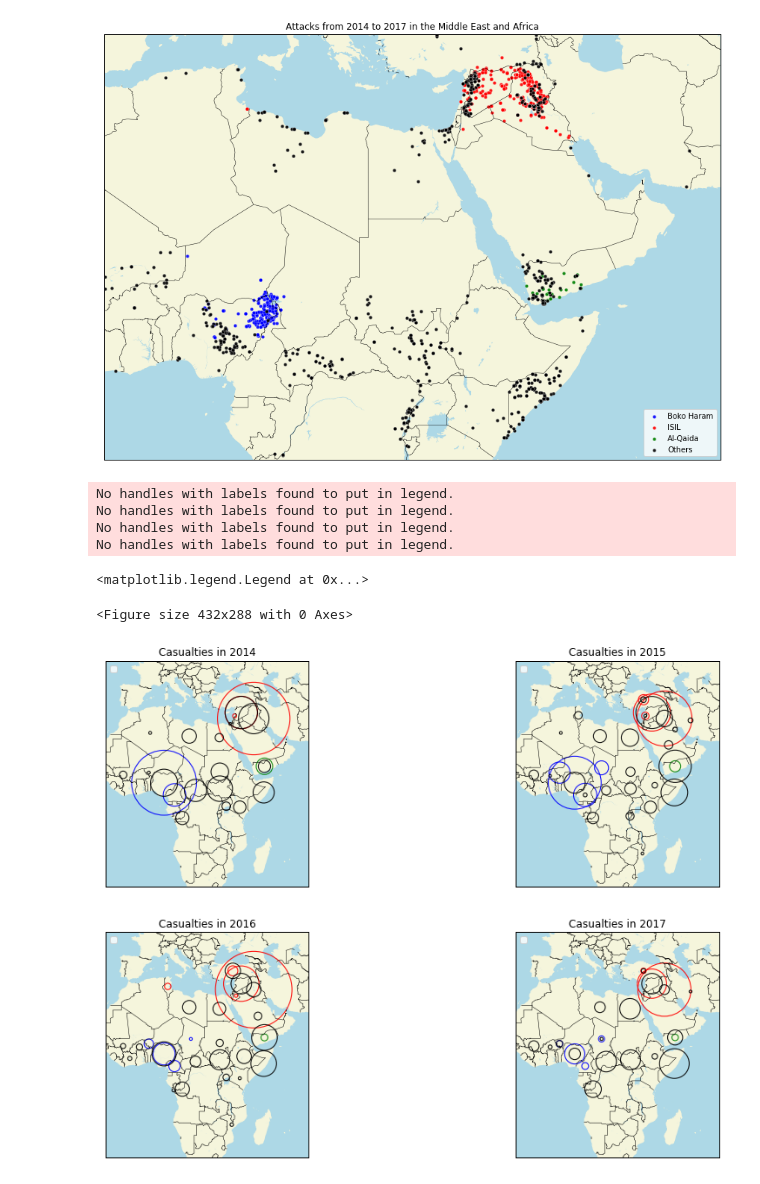
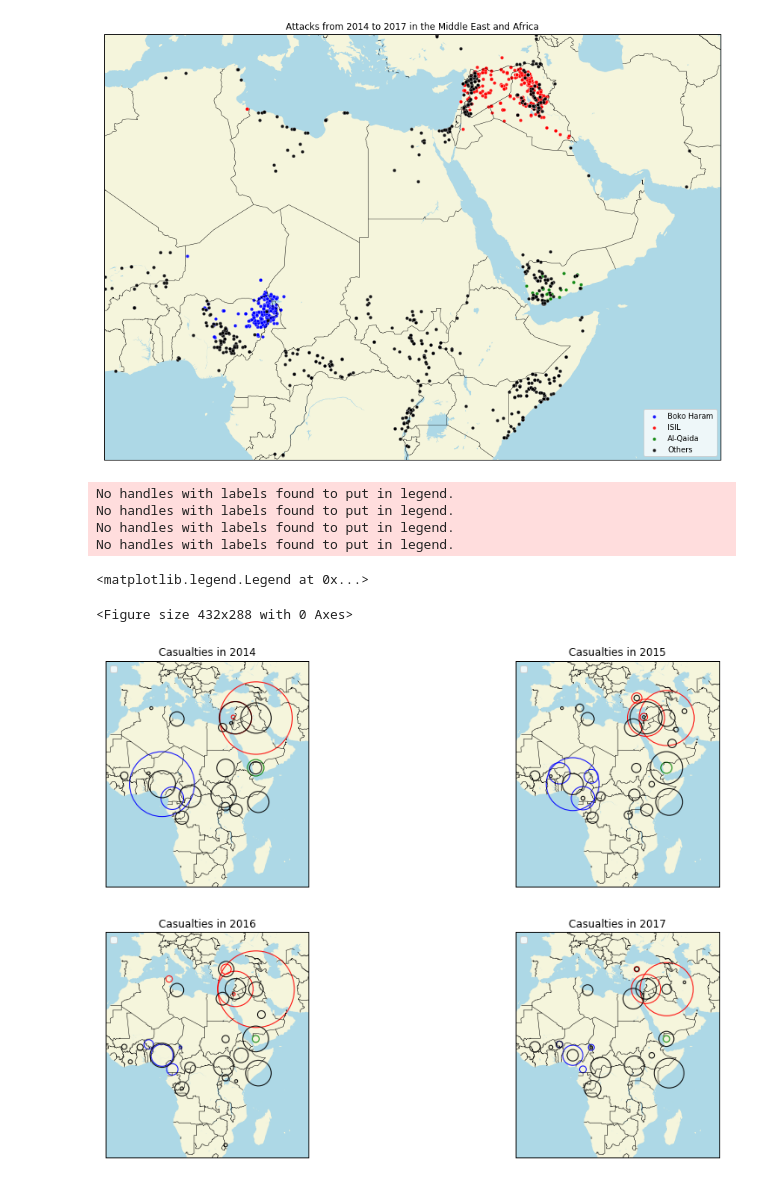
Before and after one commit to AminMekacher/ntds_project, a Jupyter notebook: New Data Set/New Data Set/boko_isil.ipynb, the cells around one changed output. Saved outputs shown, nothing was run; the diff lists cells and outputs as text; code cells hidden in the pictures.

```diff
--- a/New Data Set/New Data Set/boko_isil.ipynb
+++ b/New Data Set/New Data Set/boko_isil.ipynb
@@ -14,7 +14,8 @@ import random
 #8 Western Europe 9 Eastern Europe
 #10 Middle East 11 Sub-saharian Africa
 
-dataframe = pd.read_csv('Features pre-processed.csv',
-                            usecols=["eventid", "country", "country_txt", "region", "longitude", "latitude", "iyear", "nkill", "gname",
-                                     "success", "suicide", "attacktype1_txt", "targtype1_txt", "natlty1", "weaptype1", "related"]);
-dataframe.columns;
+dataframe = pd.read_csv('amin_datapreprocessed.csv',
+                       usecols=["eventid", "country", "country_txt", "region", "longitude", "latitude", "iyear", "nkill", "gname",
+                                     "success", "suicide", "attacktype1", "attacktype1_txt", "targtype1", "targtype1_txt", "natlty1", "weaptype1",
+                                     "nkillter"]);
+dataframe.columns
@@ -331,9 +340,11 @@ N_edges:  0
 <Figure size 432x288 with 0 Axes>
 [figure]
 # %%
-# To determine where the stronghold of each of these three organizations lies between the years, we computed the number of
-# civilians killed by each aforementioned group. To see if there has been any substantial difference throughout the years
-# (a group losing strength or moving their stronghold, we plotted the number of casualties for each studied year)
+"""
+To determine where the stronghold of each of these three organizations lies between the years, we computed the number of
+civilians killed by each aforementioned group. To see if there has been any substantial difference throughout the years
+(a group losing strength or moving their stronghold), we plotted the number of casualties for each studied year
+"""
 
 middle = Basemap(
         projection='merc',
@@ -375,24 +386,30 @@ for index, rows in middle_casualties.iterrows():
 # We create a pandas dataframe with the affected countries and their latitude and longitude, by taking their respective
 # capitals as references
 
-country_data = {'country': ['Iraq', 'Somalia', 'Syria', 'Nigeria', 'Egypt', 'South Sudan',
-                           'Niger', 'Cameroon', 'Kenya', 'Libya', 'Central African Republic',
-                           'Sudan', 'Turkey', 'Yemen', 'Mali', 'Democratic Republic of the Congo',
-                           'Uganda', 'Chad', 'Tunisia', 'Saudi Arabia', 'Burundi', 'Kuwait', 'Ethiopia',
-                            'Lebanon', 'Ivory Coast', 'Burkina Faso', 'Iran', 'Mozambique',
-                           'Republic of the Congo', 'Jordan', 'Algeria', 'West Bank and Gaza Strip'],
-                'longitude': [43.404716, 47.325853, 38.505592, 8.105306, 29.871903, 30.05489,
-                              2.1098001, 12.213754, 37.9062, 18.02328, 20.482826,
-                              30.049948, 35.179593, 47.621931, -8, 15.307045,
-                              32.582520, 18.664479, 9.561168, 45.0792, 29.887146, 47.590604, 39.616032,
-                              35.888026, -5.379007, -1.573062, 53.6880, 34.750197,
-                              11.86352, 36.435863, 2.632388, 34.19],
-                'latitude': [33.048056, 5.786396, 35.013048, 9.59396, 26.494184, 7.265386,
-                             13.5136604, 4.806512, -0.0236, 27.043961, 6.571341,
-                             13.831539, 39.060481, 15.937835, 12.6499996, -4.322447,
-                             0.347596, 15.361167, 34.110704, 23.8859, -3.532454, 29.341212, 8.62622,
-                             33.920265, 7.806563, 12.27793, 32.4279, -18.087466,
-                             -4.77609, 31.010192, 28.16324, 31.24]}
+country_data = {'country': ['Iraq', 'Nigeria', 'Syria', 'Central African Republic',
+                           'South Sudan', 'Yemen', 'Mali', 'Somalia', 'Sudan',
+                           'Libya', 'Algeria', 'Kenya', 'Egypt', 'Uganda',
+                           'Lebanon', 'Cameroon', 'West Bank and Gaza Strip',
+                           'Democratic Republic of Congo', 'Niger', 'Chad',
+                           'Tunisia', 'Iran', 'Saudi Arabia', 'Kuwait',
+                           'Turkey', 'Burkina Faso', 'Mozambique', 'Ethiopia',
+                           'Burundi', 'Ivory Coast', 'Republic of the Congo', 'Jordan'],
+                'longitude': [44.3, 7.32, 36.18, 18.35,
+                              31.57, 44.19, -7.55, 45.25, 32.35,
+                              13.18, 3.08, 36.48, 31.14, 32.3,
+                             35.31, 11.35, 34.47,
+                             15.15, 2.06, 14.59,
+                             10.11, 51.3, 46.42, 48,
+                             32.54, -1.3, 32.32, 38.42,
+                             29.18, -5.17, 15.12, 35.52],
+                'latitude': [33.2, 9.05, 33.3, 4.23,
+                             4.86, 15.37, 12.34, 2.02, 15.31,
+                             32.89, 36.42, -1.17, 30.01, 0.2,
+                            33.53, 3.5, 31.5,
+                            -4.2, 13.27, 12.1,
+                            36.5, 35.44, 24.41, 29.3,
+                            39.57, 12.15, -25.58, 9.02,
+                            -3.16, 6.49, -4.09, 31.57]}
 
 country_dataframe = pd.DataFrame(data=country_data)
 
@@ -599,31 +616,31 @@ dev = middle.scatter(
             zorder=2)
 
 dev = middle.scatter(
             [geom.x for geom in casualties_points],
             [geom.y for geom in casualties_points],
             country_dataframe['Al-Qaida in the Arabian Peninsula (AQAP) 2017'], marker='o', lw=1.1,
             facecolor='none', edgecolor='green',
             alpha=0.9,antialiased=True,
             zorder=2)
 
 dev = middle.scatter(
             [geom.x for geom in casualties_points],
             [geom.y for geom in casualties_points],
             country_dataframe['Others 2017'], marker='o', lw=1.1,
             facecolor='none', edgecolor='black',
             alpha=0.9,antialiased=True,
             zorder=2)
 
 middle.fillcontinents(color='beige',lake_color='lightblue');
 middle.drawcountries();
 middle.drawmapboundary(fill_color='lightblue');
 ax.set_title('Casualties in 2017')
 plt.legend()
 # %% [output]
 No handles with labels found to put in legend.
 No handles with labels found to put in legend.
 No handles with labels found to put in legend.
 No handles with labels found to put in legend.
 <matplotlib.legend.Legend at 0x...>
 <Figure size 432x288 with 0 Axes>
-[figure, old version]
+[figure, new version]
```
Also changed, not shown: parts of 7 cells of this notebook, 6 other files.
